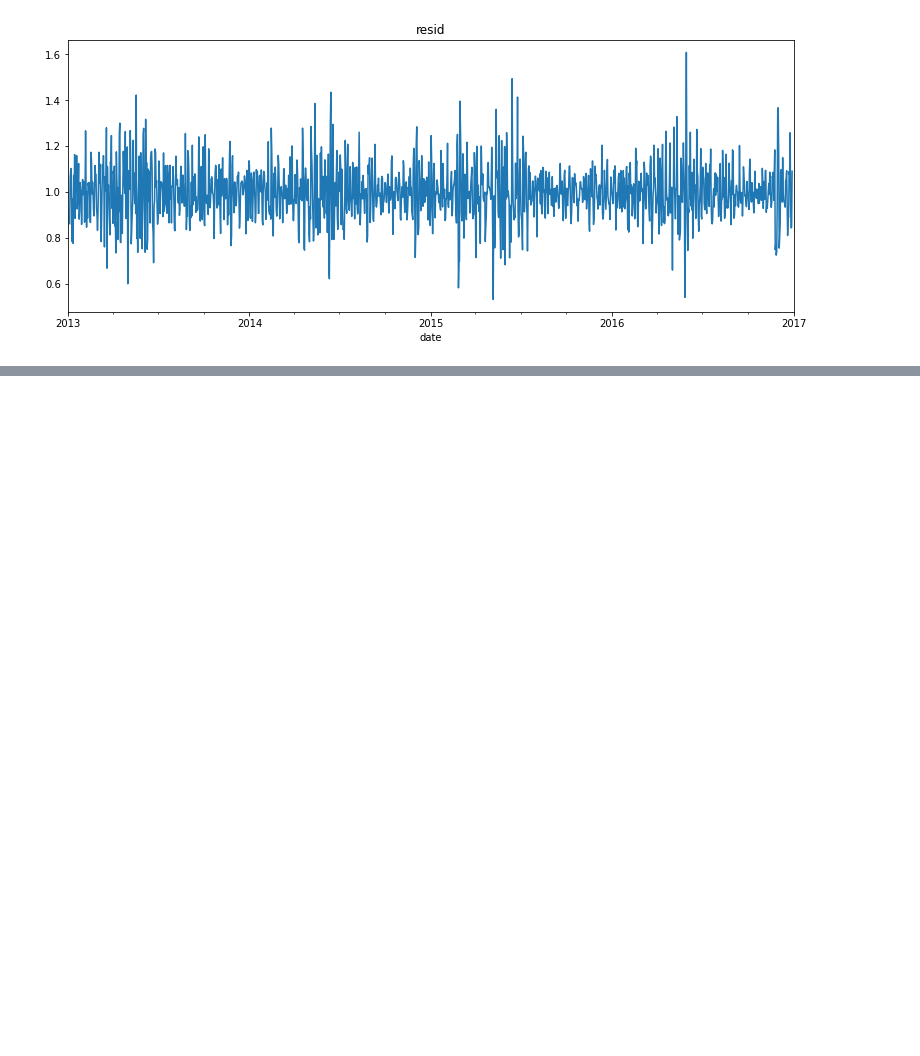
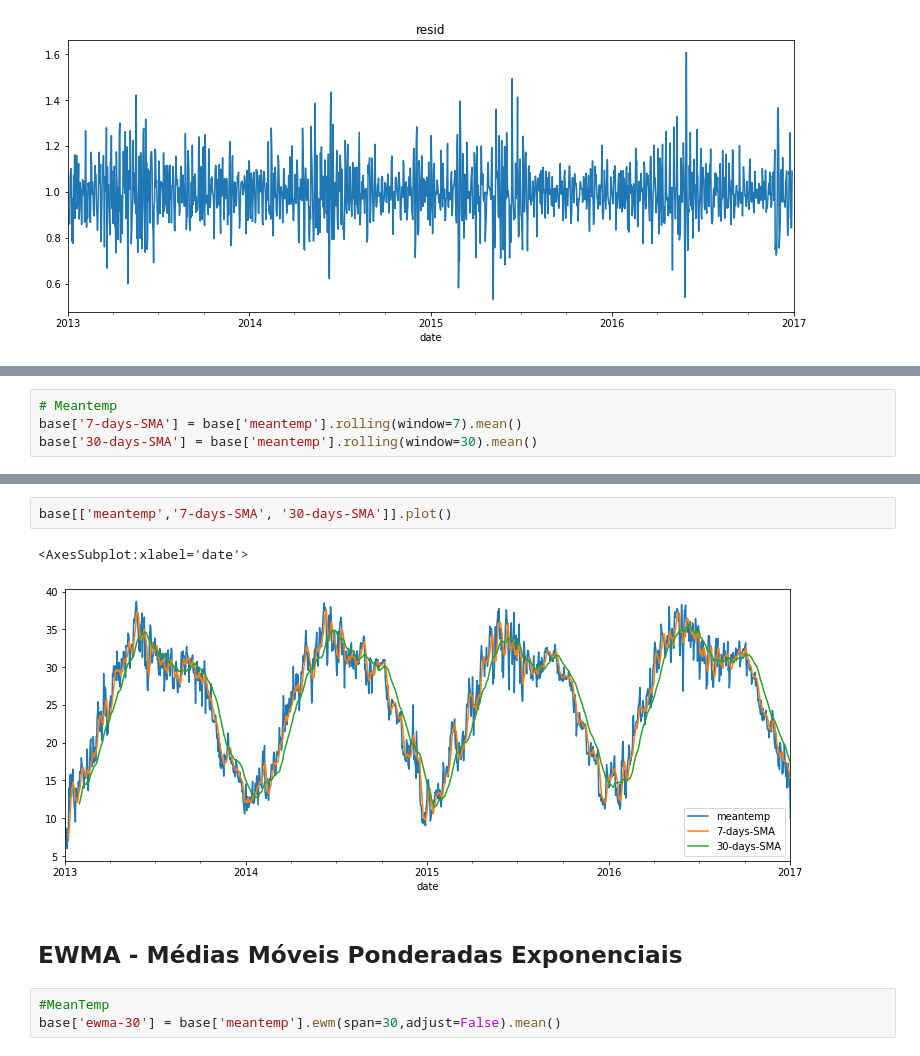
Before and after one commit to JessicaIta/times_series_daily_climate, a Jupyter notebook: times_series_daily.ipynb, the cells around one changed output, grey strips where cells are left out. Drawn from its saved outputs; the diff is of its cells as text; blank space fills up the shorter version.

Commit message:
Adição das médias móveis

```diff
--- a/times_series_daily.ipynb
+++ b/times_series_daily.ipynb
@@ -56,0 +59,4 @@ result.resid.plot(title='resid')
+# %%
+# Meantemp
+base['7-days-SMA'] = base['meantemp'].rolling(window=7).mean()
+base['30-days-SMA'] = base['meantemp'].rolling(window=30).mean()
@@ -56,0 +80,10 @@ result.resid.plot(title='resid')
+# %%
+base[['meantemp','7-days-SMA', '30-days-SMA']].plot()
+# %% [output]
+<AxesSubplot:xlabel='date'>
+[figure, added]
+# %% [markdown]
+## EWMA - Médias Móveis Ponderadas Exponenciais
+# %%
+#MeanTemp
+base['ewma-30'] = base['meantemp'].ewm(span=30,adjust=False).mean()
```
Also changed, not shown: parts of 6 cells of this notebook.
